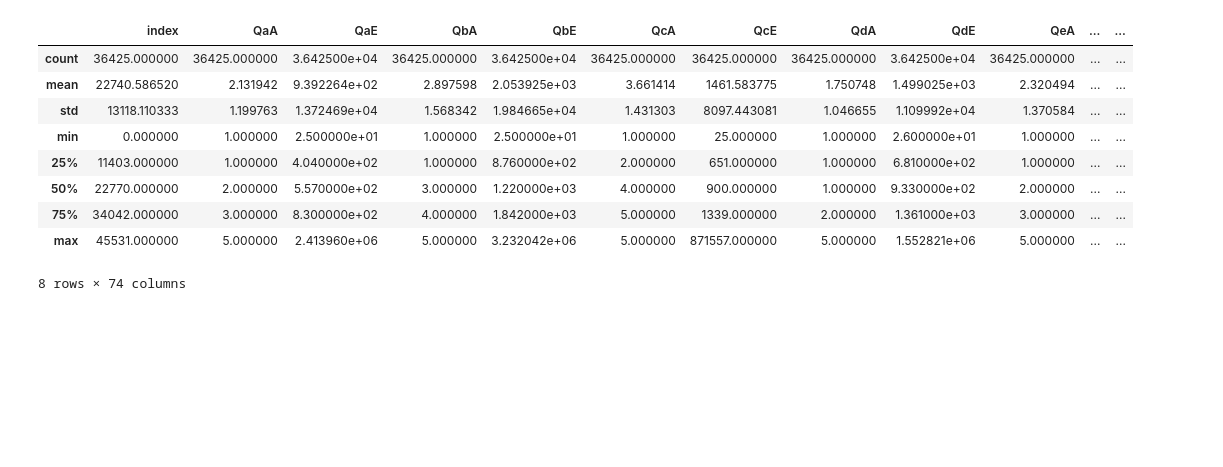
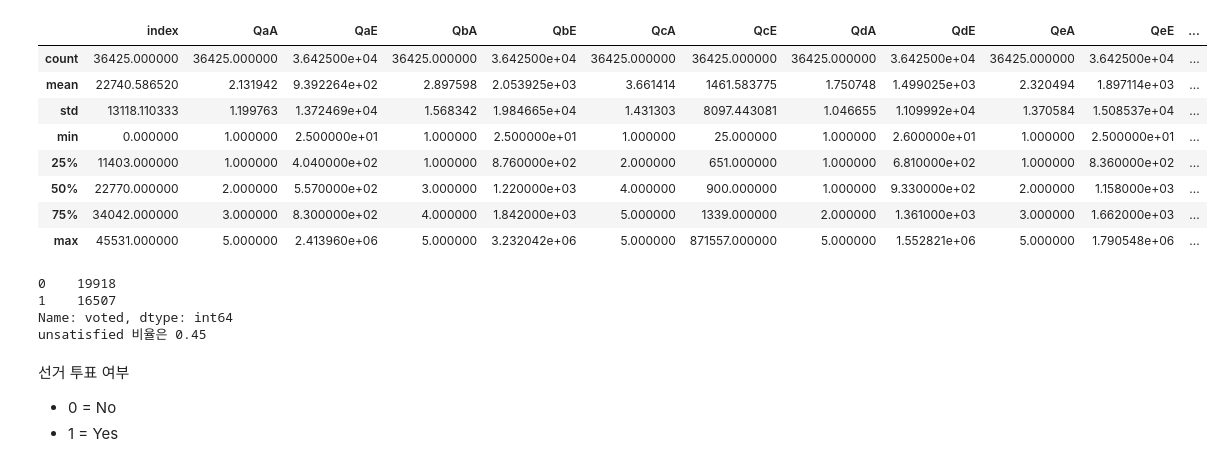
Before and after one commit to eunnseo/AI-project, a Jupyter notebook: experiment/eunseo.ipynb, the cells around one changed output. Saved outputs shown, nothing was run; the diff lists cells and outputs as text; code cells hidden in the pictures; blank space fills up the shorter version.

```diff
--- a/experiment/eunseo.ipynb
+++ b/experiment/eunseo.ipynb
@@ -5,0 +8,4 @@ import matplotlib
+# %%
+# set options
+pd.set_option('display.max_rows', None)
+pd.set_option('display.max_columns', None)
@@ -6,6 +14,6 @@ import matplotlib
 # %%
-data = pd.read_csv("C:\\Users\\eunseo\\Desktop\\Git\\AI-project\\data\\train.csv")
-print("dataset shape: ", data.shape)
-data.sample(10)
+vote_df = pd.read_csv("C:\\Users\\eunseo\\Desktop\\Git\\AI-project\\data\\train.csv", encoding="utf-8")
+print("dataset shape: ", vote_df.shape)
+vote_df.sample(10)
 # %% [output]
 dataset shape:  (36425, 78)
@@ -42,15 +49,29 @@ Data columns (total 78 columns):
 dtypes: float64(20), int64(54), object(4)
 memory usage: 21.7+ MB
 # %%
-data.describe()
+vote_df.describe()
 # %% [output]
-|  | index | QaA | QaE | QbA | QbE | QcA | QcE | QdA | QdE | QeA | ... | ... |
-| count | 36425.000000 | 36425.000000 | 3.642500e+04 | 36425.000000 | 3.642500e+04 | 36425.000000 | 36425.000000 | 36425.000000 | 3.642500e+04 | 36425.000000 | ... | ... |
-| mean | 22740.586520 | 2.131942 | 9.392264e+02 | 2.897598 | 2.053925e+03 | 3.661414 | 1461.583775 | 1.750748 | 1.499025e+03 | 2.320494 | ... | ... |
-| std | 13118.110333 | 1.199763 | 1.372469e+04 | 1.568342 | 1.984665e+04 | 1.431303 | 8097.443081 | 1.046655 | 1.109992e+04 | 1.370584 | ... | ... |
-| min | 0.000000 | 1.000000 | 2.500000e+01 | 1.000000 | 2.500000e+01 | 1.000000 | 25.000000 | 1.000000 | 2.600000e+01 | 1.000000 | ... | ... |
-| 25% | 11403.000000 | 1.000000 | 4.040000e+02 | 1.000000 | 8.760000e+02 | 2.000000 | 651.000000 | 1.000000 | 6.810000e+02 | 1.000000 | ... | ... |
-| 50% | 22770.000000 | 2.000000 | 5.570000e+02 | 3.000000 | 1.220000e+03 | 4.000000 | 900.000000 | 1.000000 | 9.330000e+02 | 2.000000 | ... | ... |
-| 75% | 34042.000000 | 3.000000 | 8.300000e+02 | 4.000000 | 1.842000e+03 | 5.000000 | 1339.000000 | 2.000000 | 1.361000e+03 | 3.000000 | ... | ... |
-| max | 45531.000000 | 5.000000 | 2.413960e+06 | 5.000000 | 3.232042e+06 | 5.000000 | 871557.000000 | 5.000000 | 1.552821e+06 | 5.000000 | ... | ... |
+|  | index | QaA | QaE | QbA | QbE | QcA | QcE | QdA | QdE | QeA | QeE | ... |
+| count | 36425.000000 | 36425.000000 | 3.642500e+04 | 36425.000000 | 3.642500e+04 | 36425.000000 | 36425.000000 | 36425.000000 | 3.642500e+04 | 36425.000000 | 3.642500e+04 | ... |
+| mean | 22740.586520 | 2.131942 | 9.392264e+02 | 2.897598 | 2.053925e+03 | 3.661414 | 1461.583775 | 1.750748 | 1.499025e+03 | 2.320494 | 1.897114e+03 | ... |
+| std | 13118.110333 | 1.199763 | 1.372469e+04 | 1.568342 | 1.984665e+04 | 1.431303 | 8097.443081 | 1.046655 | 1.109992e+04 | 1.370584 | 1.508537e+04 | ... |
+| min | 0.000000 | 1.000000 | 2.500000e+01 | 1.000000 | 2.500000e+01 | 1.000000 | 25.000000 | 1.000000 | 2.600000e+01 | 1.000000 | 2.500000e+01 | ... |
+| 25% | 11403.000000 | 1.000000 | 4.040000e+02 | 1.000000 | 8.760000e+02 | 2.000000 | 651.000000 | 1.000000 | 6.810000e+02 | 1.000000 | 8.360000e+02 | ... |
+| 50% | 22770.000000 | 2.000000 | 5.570000e+02 | 3.000000 | 1.220000e+03 | 4.000000 | 900.000000 | 1.000000 | 9.330000e+02 | 2.000000 | 1.158000e+03 | ... |
+| 75% | 34042.000000 | 3.000000 | 8.300000e+02 | 4.000000 | 1.842000e+03 | 5.000000 | 1339.000000 | 2.000000 | 1.361000e+03 | 3.000000 | 1.662000e+03 | ... |
+| max | 45531.000000 | 5.000000 | 2.413960e+06 | 5.000000 | 3.232042e+06 | 5.000000 | 871557.000000 | 5.000000 | 1.552821e+06 | 5.000000 | 1.790548e+06 | ... |
-8 rows × 74 columns
+# %%
+# 불균형 분포인지 확인
+print(vote_df['voted'].value_counts())
+unsatisfied_cnt = vote_df[vote_df['voted'] == 1].voted.count()
+total_cnt = vote_df.voted.count()
+print("unsatisfied 비율은 {0:.2f}".format(unsatisfied_cnt / total_cnt))
+# %% [output]
+0    19918
+1    16507
+Name: voted, dtype: int64
+unsatisfied 비율은 0.45
+# %% [markdown]
+선거 투표 여부
+- 0 = No
+- 1 = Yes
```
Also changed, not shown: parts of 10 cells of this notebook.
